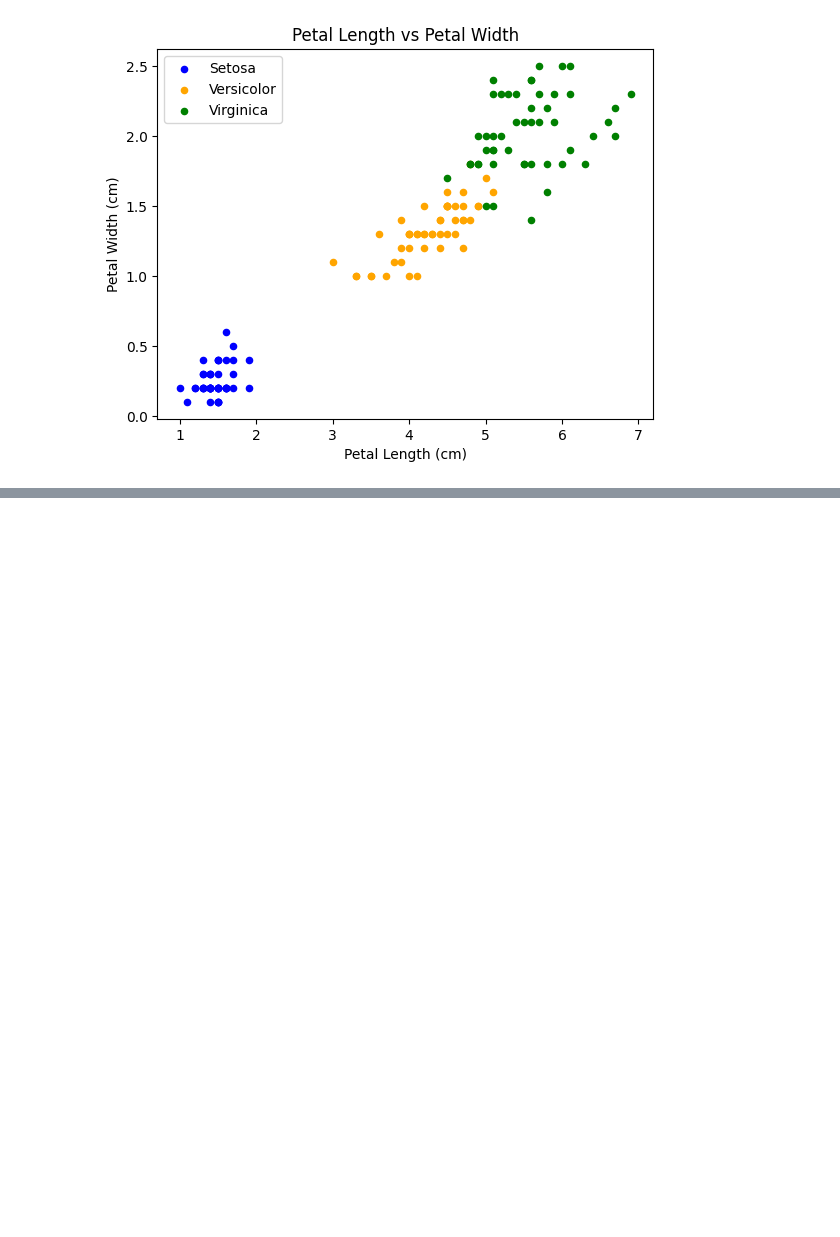
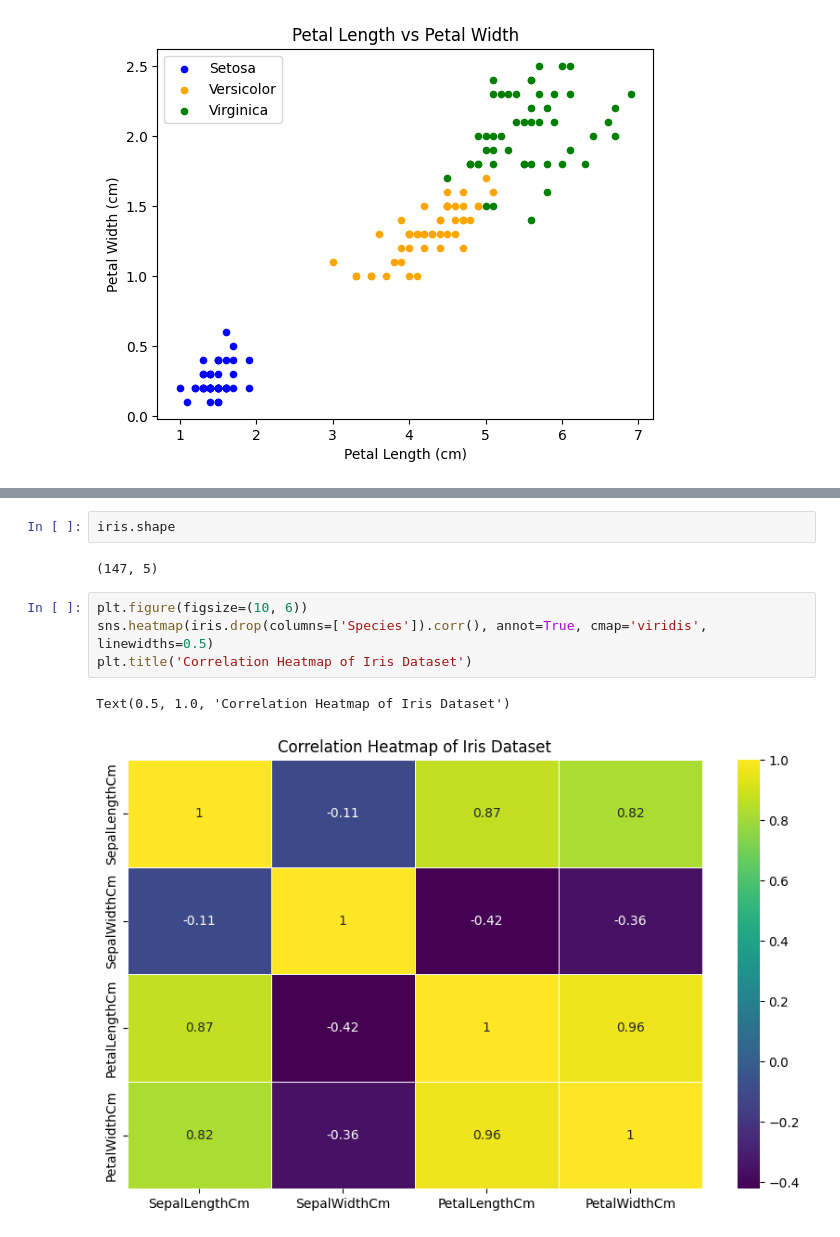
Before and after one commit to Lovjoy/Iris-EDA-and-Machine-Learning, a Jupyter notebook: EDA.ipynb, the cells around one changed output, grey strips where cells are left out. Saved outputs shown, nothing was run; the diff lists cells and outputs as text; blank space fills up the shorter version.

```diff
--- a/EDA.ipynb
+++ b/EDA.ipynb
@@ -89,0 +103,11 @@ plt.show()
+# %%
+iris.shape
+# %% [output]
+(147, 5)
+# %%
+plt.figure(figsize=(10, 6))
+sns.heatmap(iris.drop(columns=['Species']).corr(), annot=True, cmap='viridis', linewidths=0.5)
+plt.title('Correlation Heatmap of Iris Dataset')
+# %% [output]
+Text(0.5, 1.0, 'Correlation Heatmap of Iris Dataset')
+[figure, added]
```
Also changed, not shown: parts of 14 cells of this notebook.
